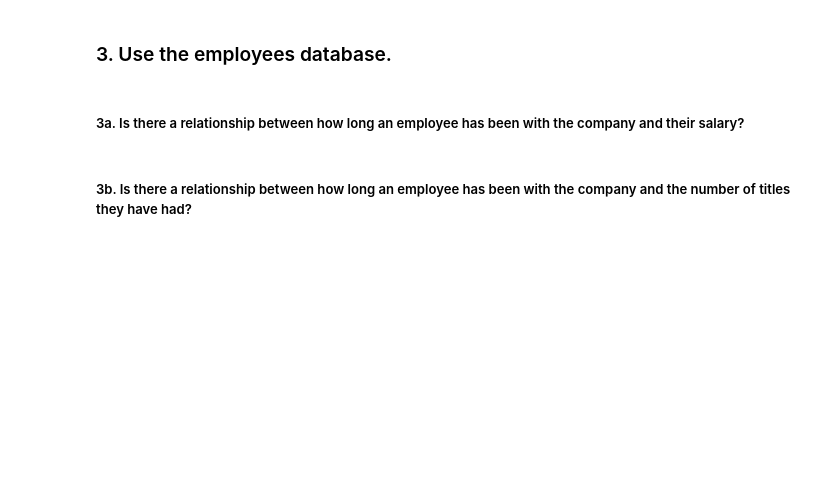
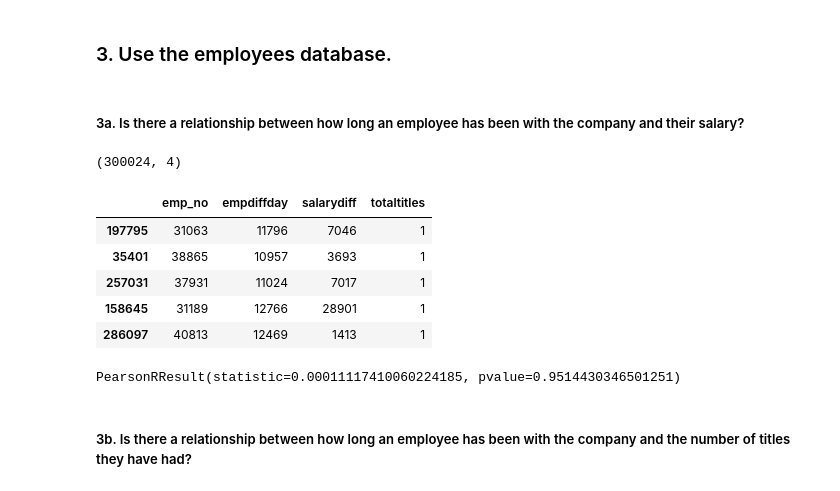
Before and after one commit to Jared-Wood135/statistics-exercises, a Jupyter notebook: hypothesis_testing.ipynb, the cells around one changed output. Cells and saved outputs as stored; diff of their text form; code cells hidden in the pictures; blank space fills up the shorter version.

```diff
--- a/hypothesis_testing.ipynb
+++ b/hypothesis_testing.ipynb
@@ -282,2 +373,19 @@ Exception: Not valid dataset name and no similar found! Try: data() to see avail
+# %%
+employees.shape
+# %% [output]
+(300024, 4)
+# %%
+employees.sample(5)
+# %% [output]
+|  | emp_no | empdiffday | salarydiff | totaltitles |
+| 197795 | 31063 | 11796 | 7046 | 1 |
+| 35401 | 38865 | 10957 | 3693 | 1 |
+| 257031 | 37931 | 11024 | 7017 | 1 |
+| 158645 | 31189 | 12766 | 28901 | 1 |
+| 286097 | 40813 | 12469 | 1413 | 1 |
+# %%
+stats.pearsonr(employees.empdiffday, employees.salarydiff)
+# %% [output]
+PearsonRResult(statistic=0.00011117410060224185, pvalue=0.9514430346501251)
 # %% [markdown]
 ##### 3b. Is there a relationship between how long an employee has been with the company and the number of titles they have had?
```
Also changed, not shown: parts of 73 cells of this notebook, 1 other file.
